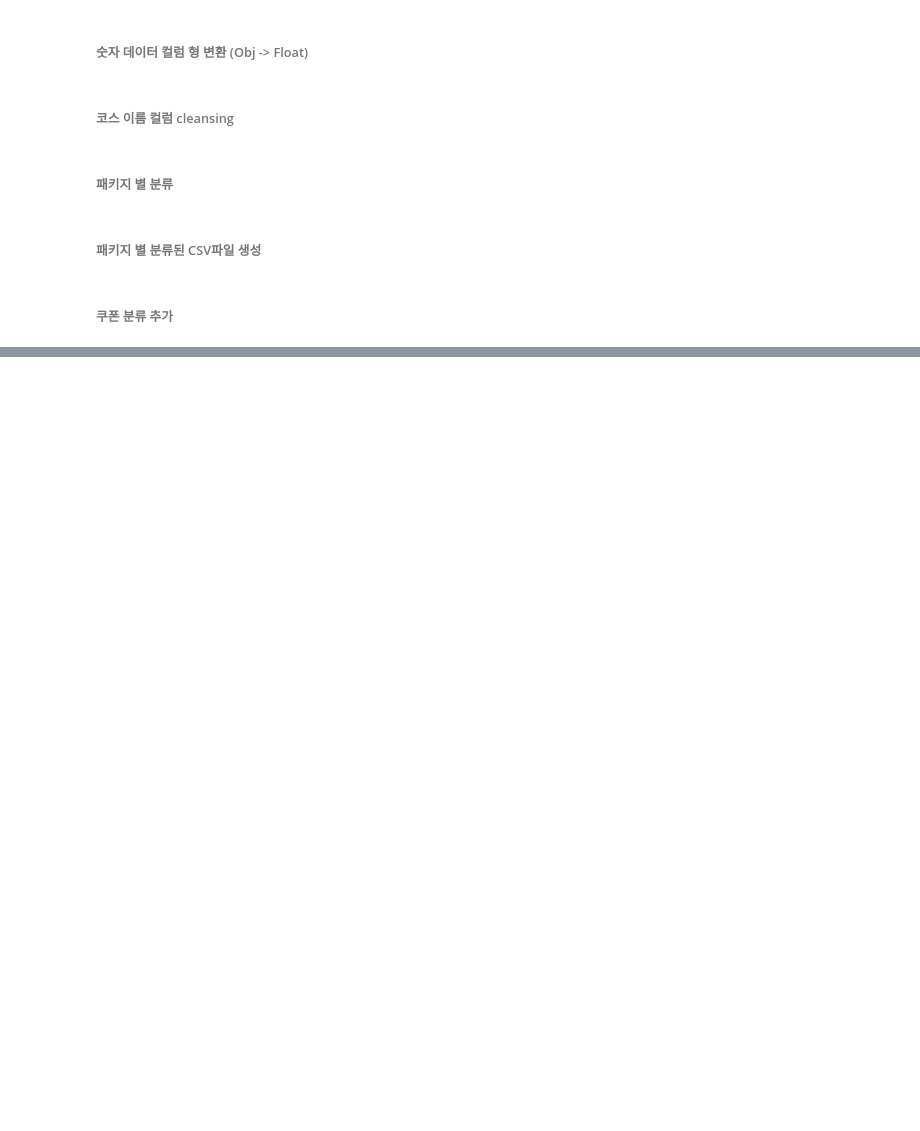
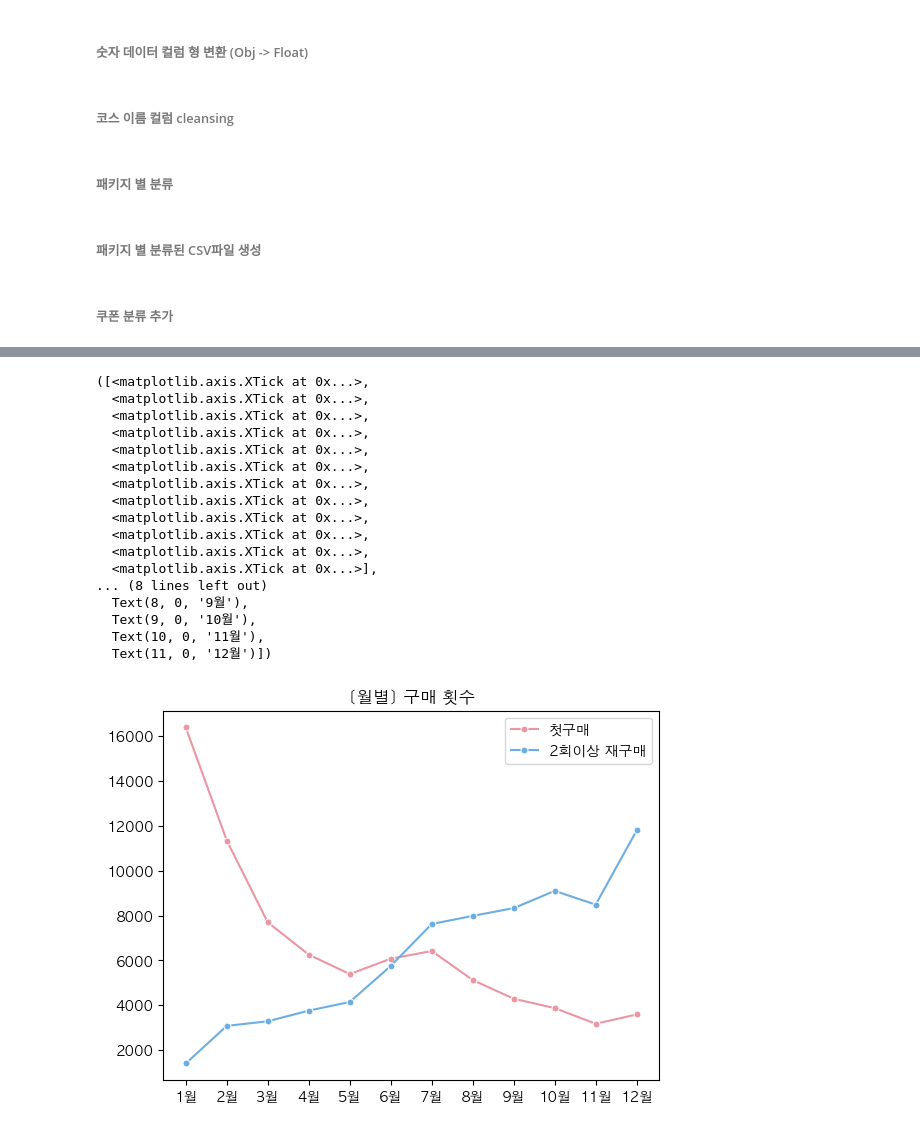
Before and after one commit to jasonheesanglee/YEAR_DREAM, a Jupyter notebook: FC_PJT/FC_PJT2.ipynb, the cells around one changed output, grey strips where cells are left out. Cells and saved outputs as stored; diff of their text form; code cells hidden in the pictures; blank space fills up the shorter version.

```diff
--- a/FC_PJT/FC_PJT2.ipynb
+++ b/FC_PJT/FC_PJT2.ipynb
@@ -416,0 +625,37 @@ df.to_csv(dataset+"final_prep_file.csv")
+# %%
+first_pay_mask = time_sort_df.duplicated("customer_id")
+# %%
+remove_first_pay_user = time_sort_df[first_pay_mask]
+# %%
+first_count = []
+for i in range(1,13):
+    first_count.append(len(first_pay_time_sort[first_pay_time_sort["month"] == i][["customer_id"]].drop_duplicates()))
+# %%
+remove_count = []
+for i in range(1,13):
+    remove_count.append(len(remove_first_pay_user[remove_first_pay_user["month"] == i][["customer_id"]].drop_duplicates()) )
+# %%
+plt.title("[월별] 구매 횟수")
+sns.lineplot(data = first_count, marker = "o" , color = "#ea96a3",label = "첫구매",markersize=5)
+sns.lineplot(data = remove_count, marker = "o", color = "#6daee2", label = "2회이상 재구매",markersize=5)
+# g.set_xticklabels(['1','2','3','4','5','6','7','8','9','10','11','12'])
+plt.xticks([0,1,2,3,4,5,6,7,8,9,10,11] , ['1월','2월','3월','4월','5월','6월','7월','8월','9월','10월','11월','12월'])
+# %% [output]
+([<matplotlib.axis.XTick at 0x...>,
+  <matplotlib.axis.XTick at 0x...>,
+  <matplotlib.axis.XTick at 0x...>,
+  <matplotlib.axis.XTick at 0x...>,
+  <matplotlib.axis.XTick at 0x...>,
+  <matplotlib.axis.XTick at 0x...>,
+  <matplotlib.axis.XTick at 0x...>,
+  <matplotlib.axis.XTick at 0x...>,
+  <matplotlib.axis.XTick at 0x...>,
+  <matplotlib.axis.XTick at 0x...>,
+  <matplotlib.axis.XTick at 0x...>,
+  <matplotlib.axis.XTick at 0x...>],
+... (8 lines left out)
+  Text(8, 0, '9월'),
+  Text(9, 0, '10월'),
+  Text(10, 0, '11월'),
+  Text(11, 0, '12월')])
+[figure, added]
```
Also changed, not shown: parts of 24 cells of this notebook.
